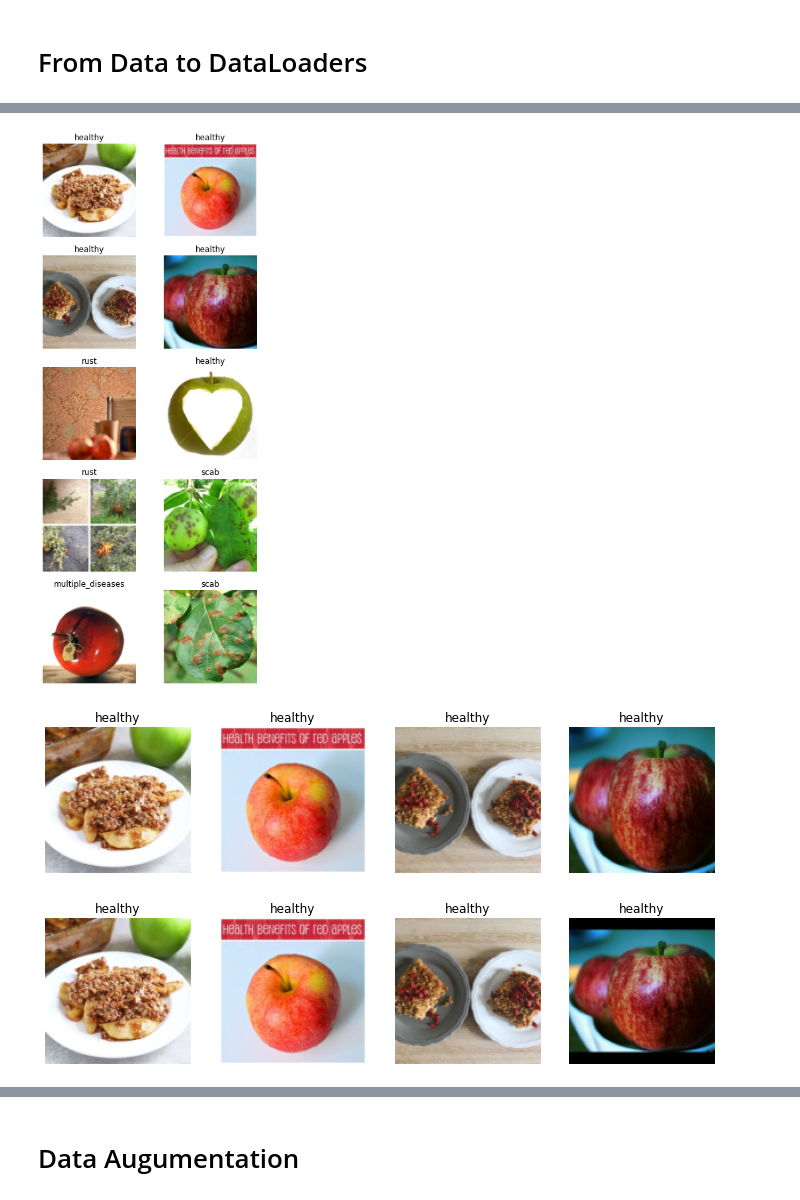
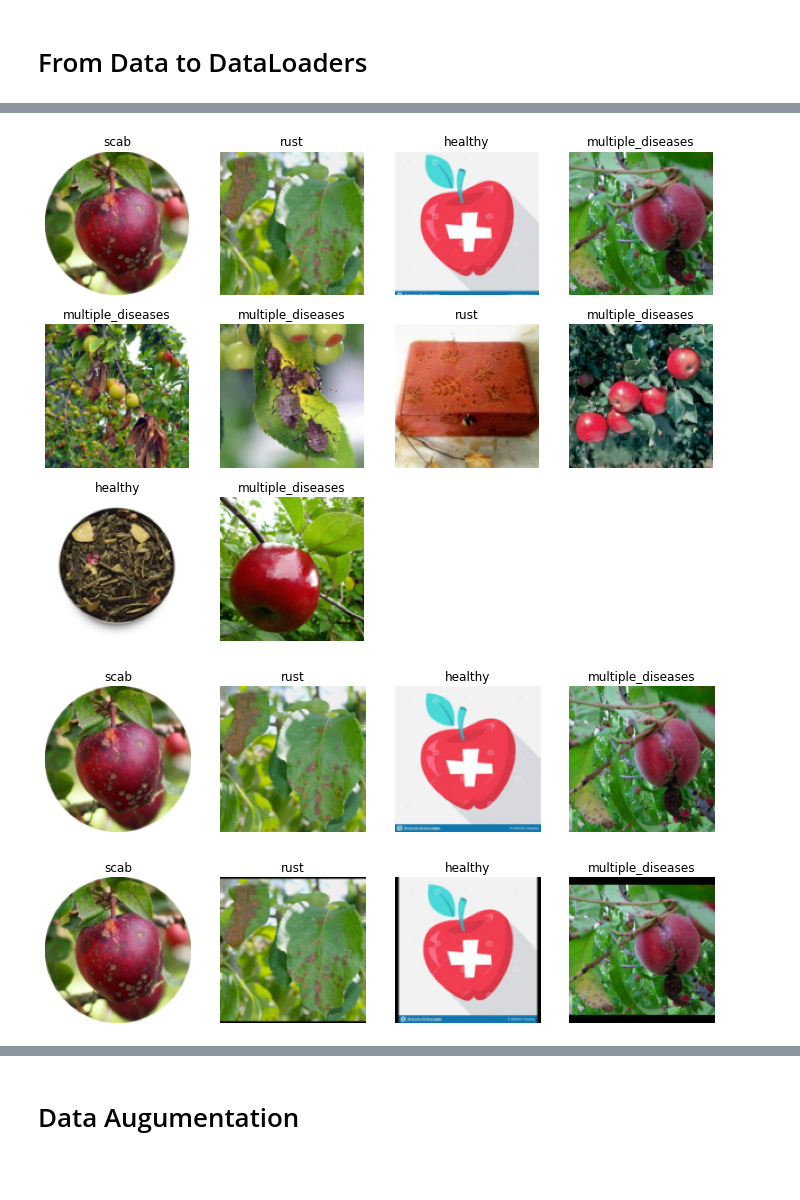
Before and after one commit to chihoko12/plant_disease, a Jupyter notebook: plant_disease_cu.ipynb, the cells around one changed output, grey strips where cells are left out. Drawn from its saved outputs; the diff is of its cells as text; code cells hidden in the pictures; blank space fills up the shorter version.

```diff
--- a/plant_disease_cu.ipynb
+++ b/plant_disease_cu.ipynb
@@ -48,7 +50,7 @@ from jmd_imagescraper.core import *
 from pathlib import Path
 # %%
 # the path where the picture is downloaded
-path = '/../images'
+path = '/images'
 # %%
 apple_disease_types = 'healthy','multiple_diseases','rust','scab'
 path = Path(path)
@@ -95,21 +115,21 @@ apples = DataBlock(
 # %%
 dls = apples.dataloaders(path)
 # %%
-dls.valid.show_batch(max_n=10, nrows=5)
+dls.valid.show_batch(max_n=10, nrows=3)
 # %% [output]
-[figure, old version]
+[figure, new version]
 # %%
 apples = apples.new(item_tfms=Resize(128, ResizeMethod.Squish))
 dls = apples.dataloaders(path)
 dls.valid.show_batch(max_n=4, nrows=1)
 # %% [output]
-[figure, old version]
+[figure, new version]
 # %%
 apples = apples.new(item_tfms=Resize(128, ResizeMethod.Pad, pad_mode='zeros'))
 dls = apples.dataloaders(path)
 dls.valid.show_batch(max_n=4, nrows=1)
 # %% [output]
-[figure, old version]
+[figure, new version]
 # %%
 apples = apples.new(item_tfms=RandomResizedCrop(128,min_scale=0.3))
 dls = apples.dataloaders(path)
```
Also changed, not shown: parts of 17 cells of this notebook.
